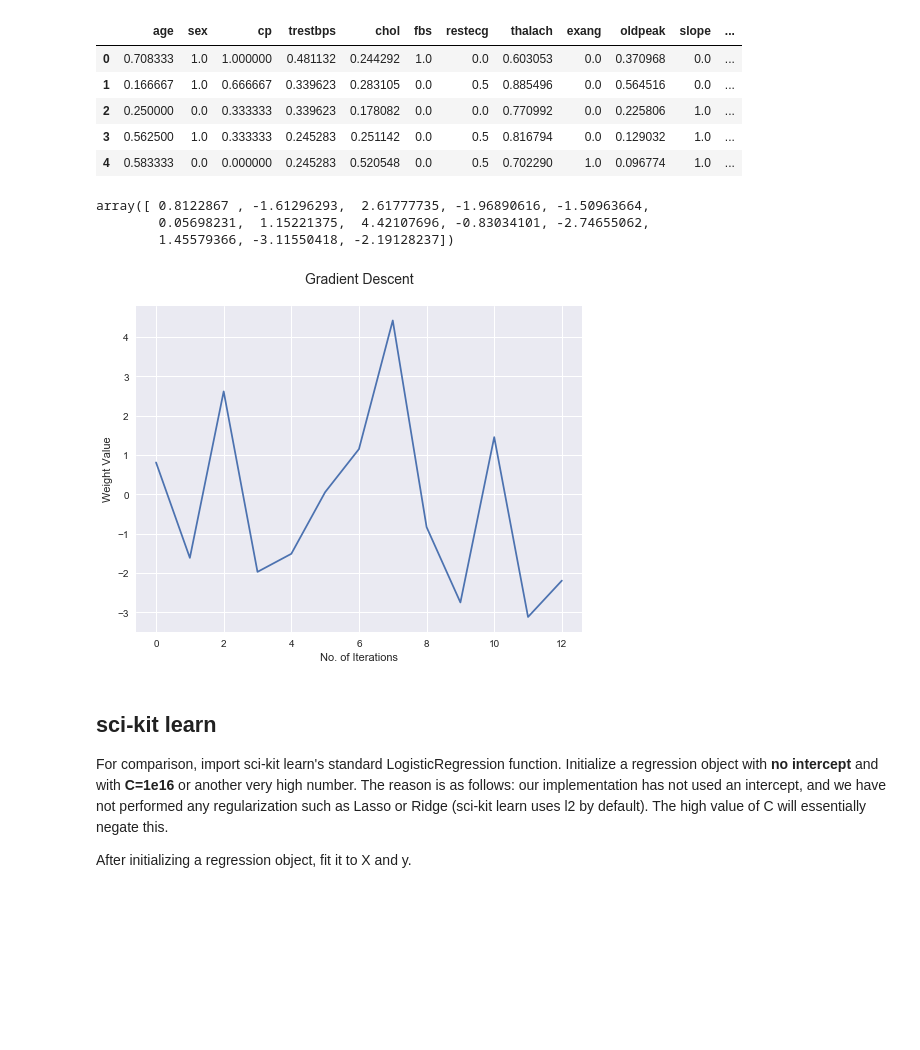
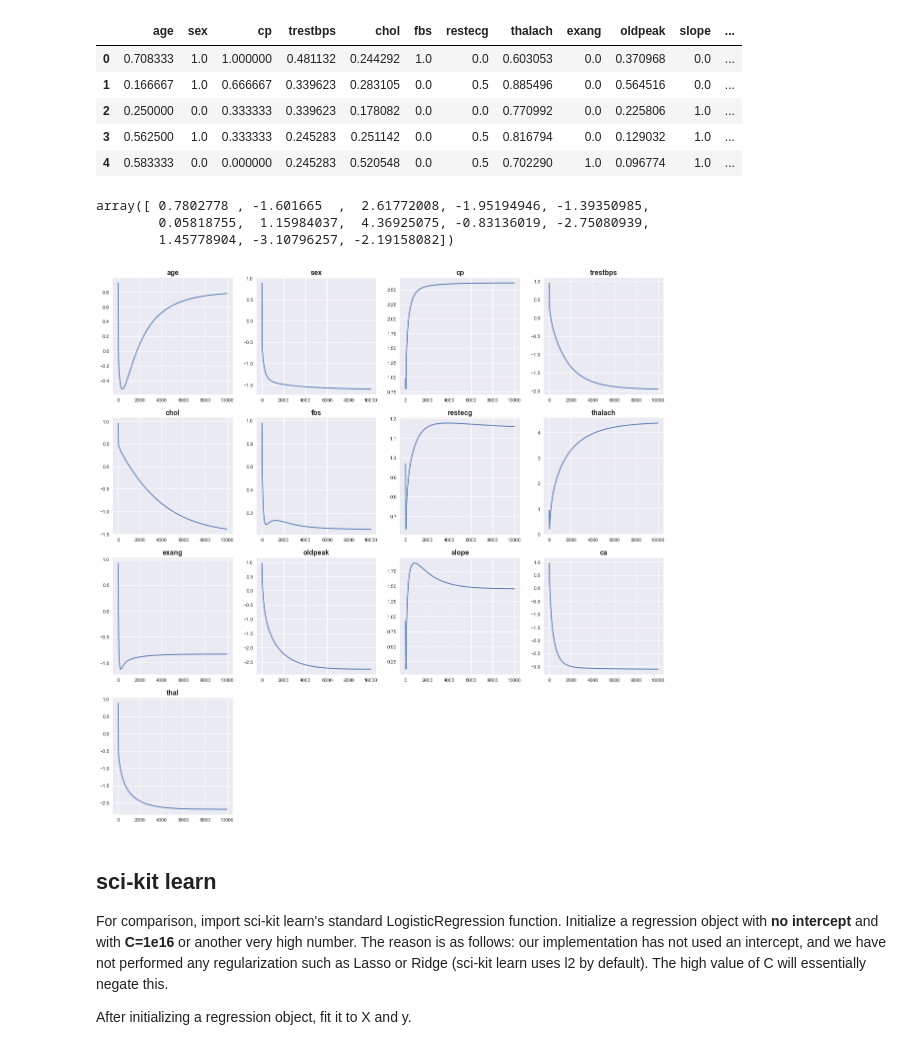
Before and after one commit to BrittaInData/dsc-3-30-06-coding-logistic-regression-from-scratch-online-ds-ft-100118, a Jupyter notebook: index.ipynb, the cells around one changed output. Saved outputs shown, nothing was run; the diff lists cells and outputs as text; code cells hidden in the pictures; blank space fills up the shorter version.

```diff
--- a/index.ipynb
+++ b/index.ipynb
@@ -77,6 +77,8 @@ def grad_desc(X, y, max_iterations, alpha, initial_weights=None):
     # where all feature weights are set to 1.
     if initial_weights == None:
         initial_weights = np.ones((X.shape[1],1)).flatten()
+
+    weights_col = pd.DataFrame(initial_weights)
     weights = initial_weights
 
     # Create a for-loop of iterations
@@ -96,9 +98,10 @@ def grad_desc(X, y, max_iterations, alpha, initial_weights=None):
 
         # Update the weight vector take a step of alpha in direction of gradient
         weights += alpha * gradient
+        weights_col = pd.concat([weights_col, pd.DataFrame(weights)], axis=1)
 
     # Return finalized Weights
-    return weights
+    return weights, weights_col
 # %% [markdown]
 ## Running Your Algorithm
 
@@ -124,34 +127,31 @@ Name: target, dtype: int64
 | 4 | 0.583333 | 0.0 | 0.000000 | 0.245283 | 0.520548 | 0.0 | 0.5 | 0.702290 | 1.0 | 0.096774 | 1.0 | ... |
 # %%
 # grad_desc(X, y, max_iterations, alpha, initial_weights=None)
-weights = grad_desc(X, y, 50000, 0.001)
+weights, weight_col = grad_desc(X, y, 10000, 0.001)
 weights
 # %% [output]
-array([ 0.8122867 , -1.61296293,  2.61777735, -1.96890616, -1.50963664,
-        0.05698231,  1.15221375,  4.42107696, -0.83034101, -2.74655062,
-        1.45579366, -3.11550418, -2.19128237])
+array([ 0.7802778 , -1.601665  ,  2.61772008, -1.95194946, -1.39350985,
+        0.05818755,  1.15984037,  4.36925075, -0.83136019, -2.75080939,
+        1.45778904, -3.10796257, -2.19158082])
+# %%
+weight_col.columns = np.arange(len(weight_col.columns))
 # %%
 # Then, plot this data on subplots for each of the individual features.
 # Each graph should have the iteration number on the x-axis and ...
 # ... the value of that feature weight for that iteration cycle on the y-axis.
 # This will visually display how the algorithm is adjusting the weights over successive iterations,
 # and hopefully show convergence on stable weights.
 
-iterations = []
-values = []
-for index, value in np.ndenumerate(weights):
-    iteration = index
-    value = value
-    iterations.append(iteration)
-    values.append(value)
+plt.figure(figsize=(20, 20))
 
-plt.figure(figsize=(8,6))
-plt.plot(iterations, values)
-plt.xlabel('No. of Iterations')
-plt.ylabel('Weight Value')
-plt.title('Gradient Descent\n', fontsize=14);
+for (i, j) in enumerate(weights):
+    # plt.subplot(nrows, ncols, index, **kwargs)
+    plt.subplot(4, 4, i + 1)
+    plt.title(list(X)[i], size=14, fontweight='bold')
+    plt.plot(weight_col.iloc[i].T)
+    plt.axis('tight')
 # %% [output]
-[figure, old version]
+[figure, new version]
 # %% [markdown]
 ## sci-kit learn
 
```
Also changed, not shown: parts of 1 cell of this notebook.
